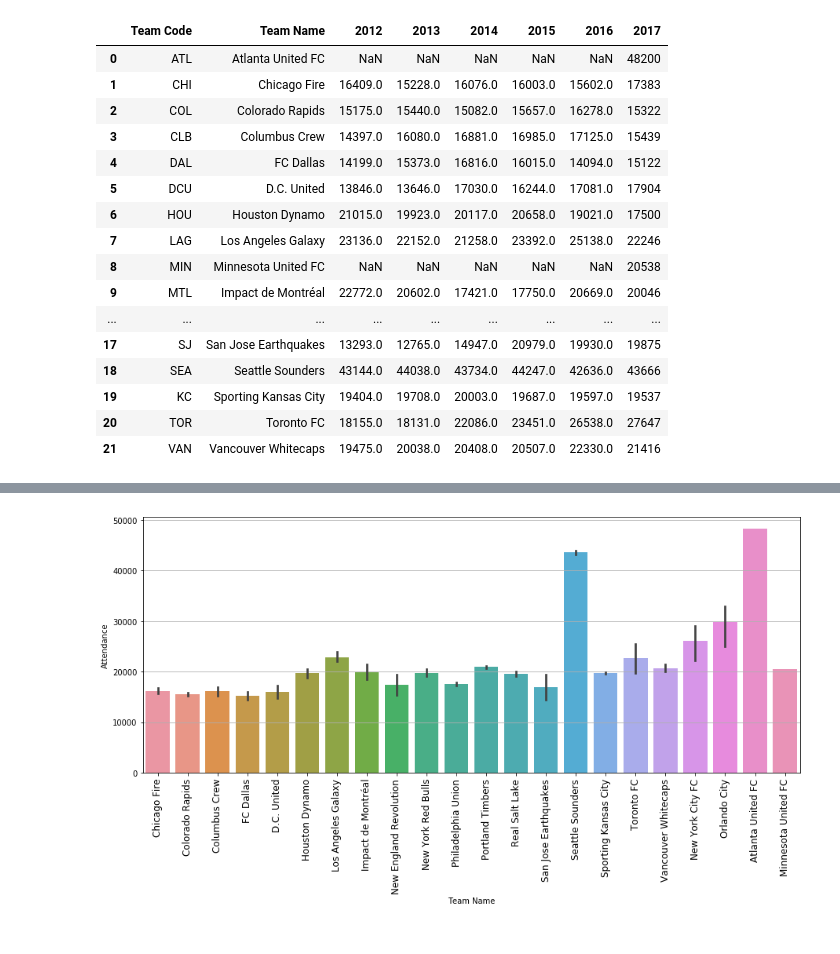
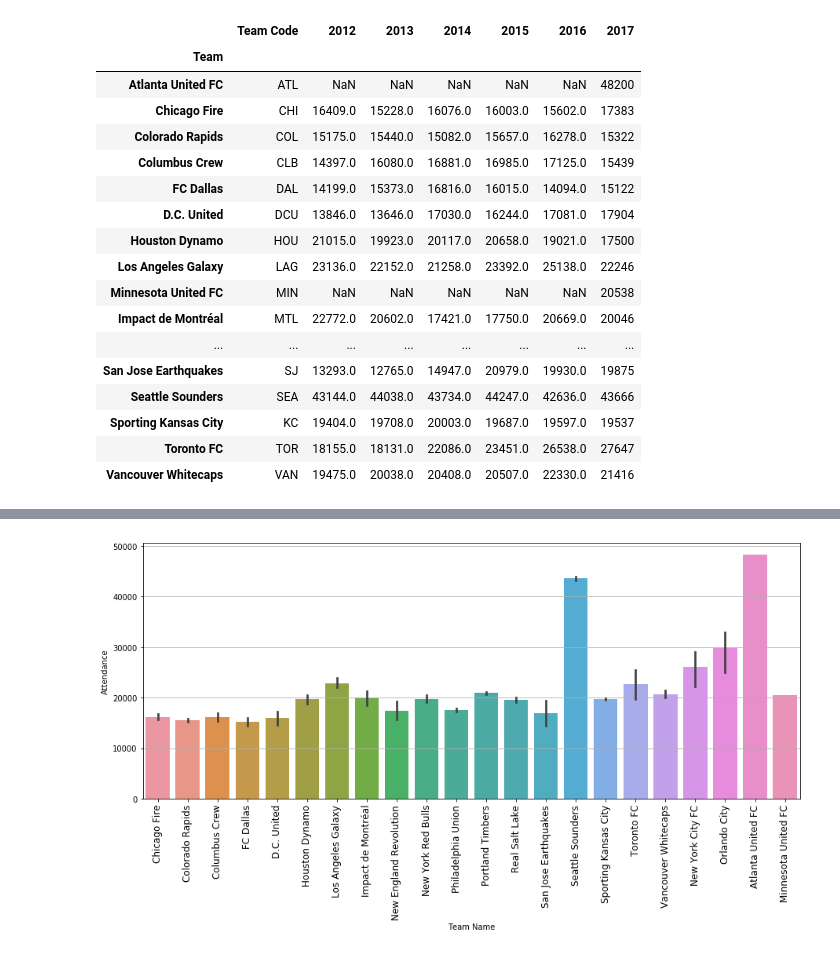
Before and after one commit to Jccommander/Project1-WJBA, a Jupyter notebook: Data Analysis.ipynb, the cells around one changed output, grey strips where cells are left out. Drawn from its saved outputs; the diff is of its cells as text; code cells hidden in the pictures.

```diff
--- a/Data Analysis.ipynb
+++ b/Data Analysis.ipynb
@@ -6,24 +28,27 @@ import seaborn as sns
 # %%
 # import the 2012 - 2017 attendance data from MLS_Historical_Attendance.xlsx
-historical_attendence_data = pd.read_excel("Resources/MLS_Historical_Attendance.xlsx",sheet_name="2012-2017")
+historical_attendence_data_0 = pd.read_excel("Resources/MLS_Historical_Attendance.xlsx",sheet_name="2012-2017")
+historical_attendence_data_0=historical_attendence_data_0.rename(columns={"Team Name":"Team"})
+historical_attendence_data=historical_attendence_data_0.set_index("Team")
 historical_attendence_data
 # %% [output]
-|  | Team Code | Team Name | 2012 | 2013 | 2014 | 2015 | 2016 | 2017 |
-| 0 | ATL | Atlanta United FC | NaN | NaN | NaN | NaN | NaN | 48200 |
-| 1 | CHI | Chicago Fire | 16409.0 | 15228.0 | 16076.0 | 16003.0 | 15602.0 | 17383 |
-| 2 | COL | Colorado Rapids | 15175.0 | 15440.0 | 15082.0 | 15657.0 | 16278.0 | 15322 |
-| 3 | CLB | Columbus Crew | 14397.0 | 16080.0 | 16881.0 | 16985.0 | 17125.0 | 15439 |
-| 4 | DAL | FC Dallas | 14199.0 | 15373.0 | 16816.0 | 16015.0 | 14094.0 | 15122 |
-| 5 | DCU | D.C. United | 13846.0 | 13646.0 | 17030.0 | 16244.0 | 17081.0 | 17904 |
-| 6 | HOU | Houston Dynamo | 21015.0 | 19923.0 | 20117.0 | 20658.0 | 19021.0 | 17500 |
-| 7 | LAG | Los Angeles Galaxy | 23136.0 | 22152.0 | 21258.0 | 23392.0 | 25138.0 | 22246 |
-| 8 | MIN | Minnesota United FC | NaN | NaN | NaN | NaN | NaN | 20538 |
-| 9 | MTL | Impact de Montréal | 22772.0 | 20602.0 | 17421.0 | 17750.0 | 20669.0 | 20046 |
-| ... | ... | ... | ... | ... | ... | ... | ... | ... |
-| 17 | SJ | San Jose Earthquakes | 13293.0 | 12765.0 | 14947.0 | 20979.0 | 19930.0 | 19875 |
-| 18 | SEA | Seattle Sounders | 43144.0 | 44038.0 | 43734.0 | 44247.0 | 42636.0 | 43666 |
-| 19 | KC | Sporting Kansas City | 19404.0 | 19708.0 | 20003.0 | 19687.0 | 19597.0 | 19537 |
-| 20 | TOR | Toronto FC | 18155.0 | 18131.0 | 22086.0 | 23451.0 | 26538.0 | 27647 |
-| 21 | VAN | Vancouver Whitecaps | 19475.0 | 20038.0 | 20408.0 | 20507.0 | 22330.0 | 21416 |
+|  | Team Code | 2012 | 2013 | 2014 | 2015 | 2016 | 2017 |
+| Team |  |  |  |  |  |  |  |
+| Atlanta United FC | ATL | NaN | NaN | NaN | NaN | NaN | 48200 |
+| Chicago Fire | CHI | 16409.0 | 15228.0 | 16076.0 | 16003.0 | 15602.0 | 17383 |
+| Colorado Rapids | COL | 15175.0 | 15440.0 | 15082.0 | 15657.0 | 16278.0 | 15322 |
+| Columbus Crew | CLB | 14397.0 | 16080.0 | 16881.0 | 16985.0 | 17125.0 | 15439 |
+| FC Dallas | DAL | 14199.0 | 15373.0 | 16816.0 | 16015.0 | 14094.0 | 15122 |
+| D.C. United | DCU | 13846.0 | 13646.0 | 17030.0 | 16244.0 | 17081.0 | 17904 |
+| Houston Dynamo | HOU | 21015.0 | 19923.0 | 20117.0 | 20658.0 | 19021.0 | 17500 |
+| Los Angeles Galaxy | LAG | 23136.0 | 22152.0 | 21258.0 | 23392.0 | 25138.0 | 22246 |
+| Minnesota United FC | MIN | NaN | NaN | NaN | NaN | NaN | 20538 |
+| Impact de Montréal | MTL | 22772.0 | 20602.0 | 17421.0 | 17750.0 | 20669.0 | 20046 |
+| ... | ... | ... | ... | ... | ... | ... | ... |
+| San Jose Earthquakes | SJ | 13293.0 | 12765.0 | 14947.0 | 20979.0 | 19930.0 | 19875 |
+| Seattle Sounders | SEA | 43144.0 | 44038.0 | 43734.0 | 44247.0 | 42636.0 | 43666 |
+| Sporting Kansas City | KC | 19404.0 | 19708.0 | 20003.0 | 19687.0 | 19597.0 | 19537 |
+| Toronto FC | TOR | 18155.0 | 18131.0 | 22086.0 | 23451.0 | 26538.0 | 27647 |
+| Vancouver Whitecaps | VAN | 19475.0 | 20038.0 | 20408.0 | 20507.0 | 22330.0 | 21416 |
 # %%
 # reverse the 2-dimensional table (DataFrame) into a 1 dimensional list
```
Also changed, not shown: parts of 9 cells of this notebook, 3 other files.
